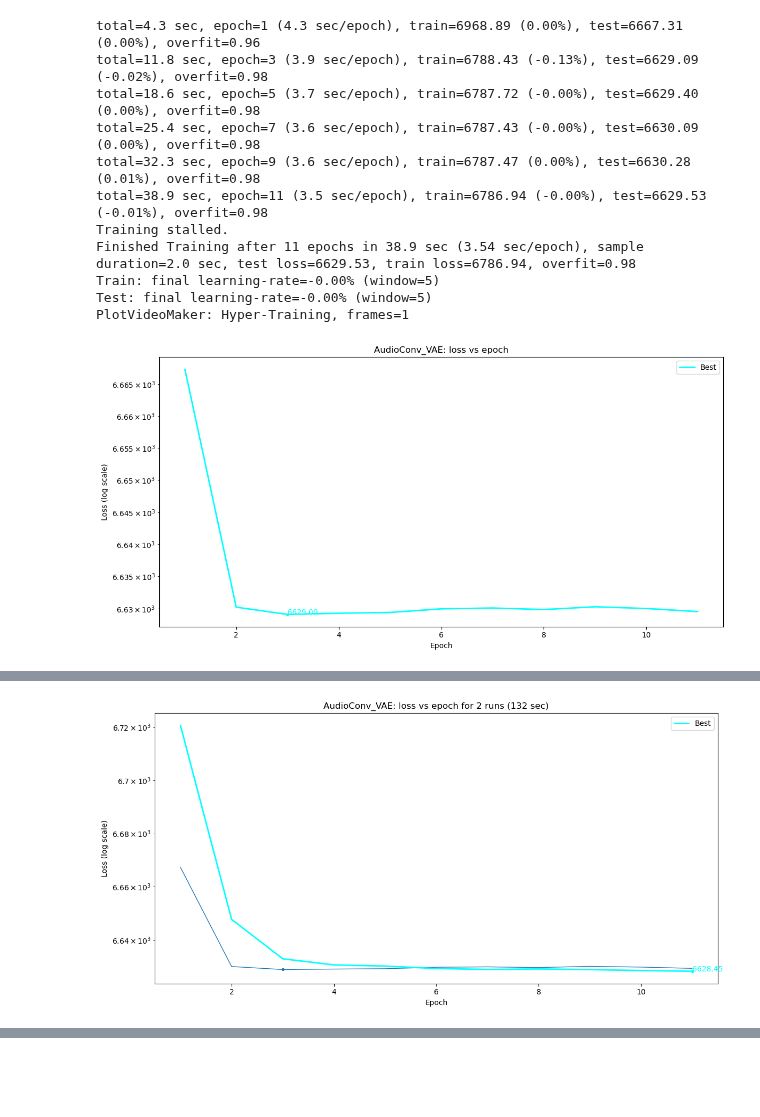
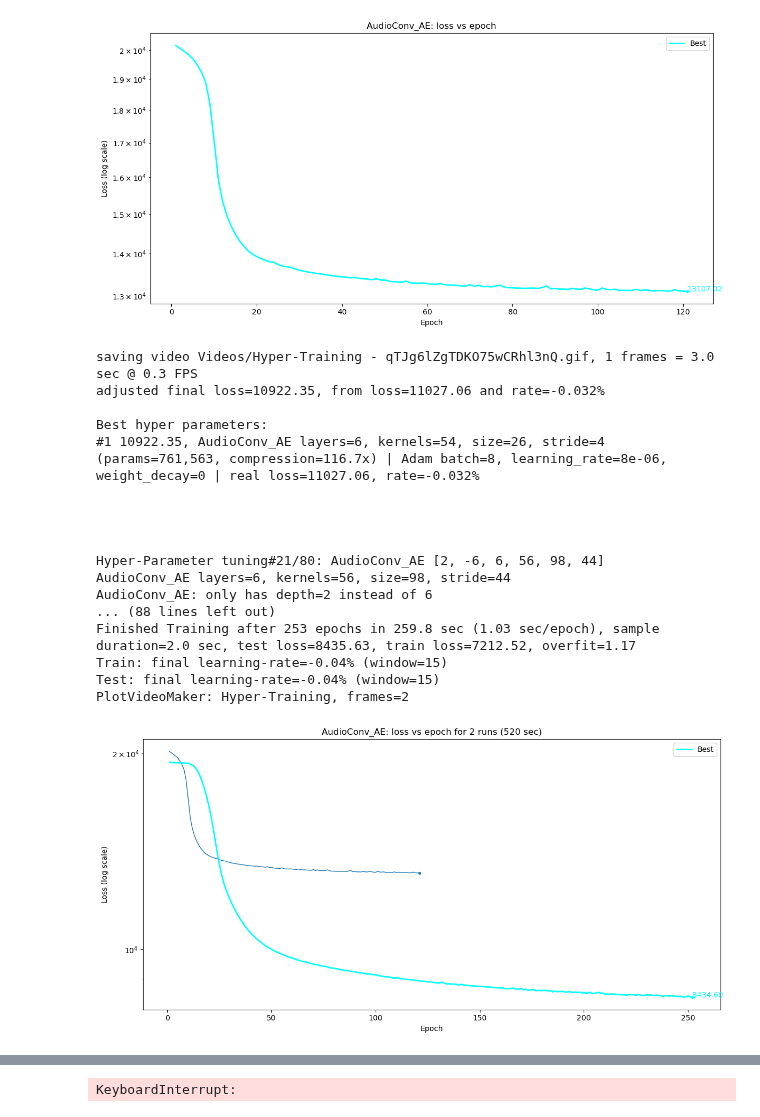
Before and after one commit to RikMaxSpeed/SampleGen, a Jupyter notebook: MakeAndTrain.ipynb, the cells around one changed output, grey strips where cells are left out. Cells and saved outputs as stored; diff of their text form; code cells hidden in the pictures; blank space fills up the shorter version.

Commit message:
Revamped the AudioConv2D model parameterisation.

```diff
--- a/MakeAndTrain.ipynb
+++ b/MakeAndTrain.ipynb
@@ -5,11 +5,15 @@ display(HTML("<style>.container { width:100% !important; }</style>"))
 from HyperParameterTuning import *
 
 
-#set_display_hiddens(True) # Useful but annoying
+#set_display_hiddens(True) # interesting but annoying
 
 set_fail_loss(audio_length)
-full_hypertrain("AudioConv_VAE") # little chance of this working...
+#full_hypertrain("AudioConv_VAE") # little chance of this working...
+full_hypertrain("AudioConv_AE")
+#train_best_params("AudioConv_AE", [4, -6, 3, 30, 139, 4])
 
+
+stop()
 
 # from MakeSTFTs import *
 # from Train import *
@@ -42,12 +42,19 @@ Resynth Electric Guitar Plect 2 C4.wav: loss=16.64%
+[figure, new version]
-total=4.3 sec, epoch=1 (4.3 sec/epoch), train=6968.89 (0.00%), test=6667.31 (0.00%), overfit=0.96
-total=11.8 sec, epoch=3 (3.9 sec/epoch), train=6788.43 (-0.13%), test=6629.09 (-0.02%), overfit=0.98
-total=18.6 sec, epoch=5 (3.7 sec/epoch), train=6787.72 (-0.00%), test=6629.40 (0.00%), overfit=0.98
-total=25.4 sec, epoch=7 (3.6 sec/epoch), train=6787.43 (-0.00%), test=6630.09 (0.00%), overfit=0.98
-total=32.3 sec, epoch=9 (3.6 sec/epoch), train=6787.47 (0.00%), test=6630.28 (0.01%), overfit=0.98
-total=38.9 sec, epoch=11 (3.5 sec/epoch), train=6786.94 (-0.00%), test=6629.53 (-0.01%), overfit=0.98
-Training stalled.
-Finished Training after 11 epochs in 38.9 sec (3.54 sec/epoch), sample duration=2.0 sec, test loss=6629.53, train loss=6786.94, overfit=0.98
-Train: final learning-rate=-0.00% (window=5)
-Test: final learning-rate=-0.00% (window=5)
-PlotVideoMaker: Hyper-Training, frames=1
+saving video Videos/Hyper-Training - qTJg6lZgTDKO75wCRhl3nQ.gif, 1 frames = 3.0 sec @ 0.3 FPS
+adjusted final loss=10922.35, from loss=11027.06 and rate=-0.032%
+
+Best hyper parameters:
+#1 10922.35, AudioConv_AE layers=6, kernels=54, size=26, stride=4 (params=761,563, compression=116.7x) | Adam batch=8, learning_rate=8e-06, weight_decay=0 | real loss=11027.06, rate=-0.032%
+
+
+
+
+Hyper-Parameter tuning#21/80: AudioConv_AE [2, -6, 6, 56, 98, 44]
+AudioConv_AE layers=6, kernels=56, size=98, stride=44
+AudioConv_AE: only has depth=2 instead of 6
+... (88 lines left out)
+Finished Training after 253 epochs in 259.8 sec (1.03 sec/epoch), sample duration=2.0 sec, test loss=8435.63, train loss=7212.52, overfit=1.17
+Train: final learning-rate=-0.04% (window=15)
+Test: final learning-rate=-0.04% (window=15)
+PlotVideoMaker: Hyper-Training, frames=2
-[figure, old version]
+[figure, new version]
@@ -71 +66,0 @@ PlotVideoMaker: Hyper-Training, frames=2
-[figure, old version]
@@ -97,3 +139,4 @@ Adam: 1,289,021 trainable parameters
+KeyboardInterrupt:
 # %%
 # Read all available samples and convert to STFTs
 # This is performed automatically in the back-ground, but you can force it manually here with plots of the rejected audio files.
```
Also changed, not shown: parts of 2 cells of this notebook, 5 other files.
